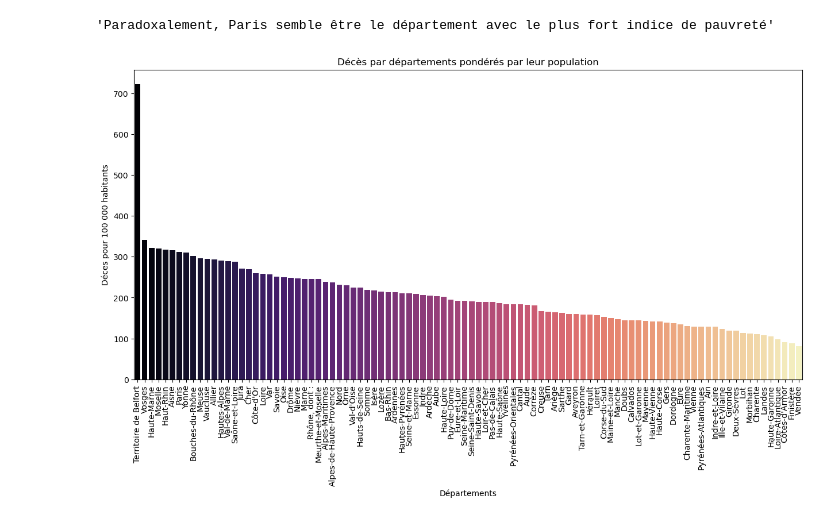
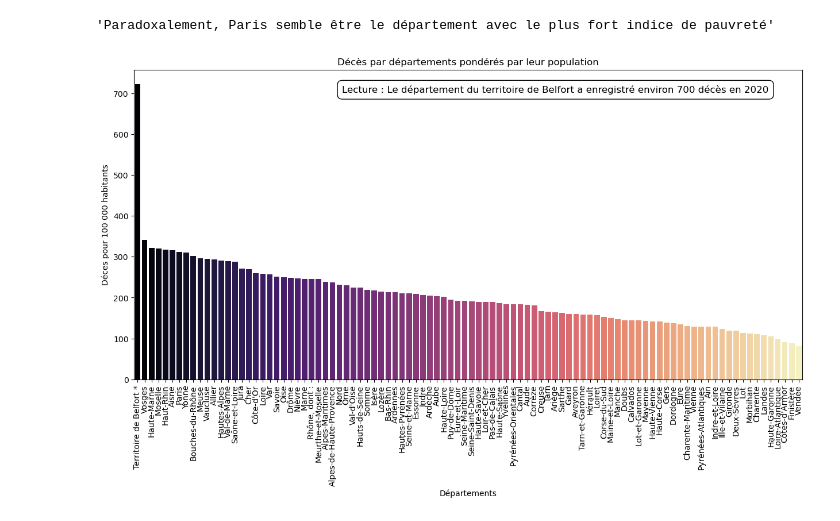
Before and after one commit to gabrielfrancois/DS_Covid, a Jupyter notebook: stat2_visu.ipynb, the cells around one changed output. Cells and saved outputs as stored; diff of their text form; code cells hidden in the pictures.

```diff
--- a/stat2_visu.ipynb
+++ b/stat2_visu.ipynb
@@ -83,9 +82,9 @@ plt.show()
 [figure]
 # %%
 """Classement des départements par rapport au nombre d'établissements de santé pour 100 000 habitants(utiles pour le soin de la Covid)"""
-df_visu["etab_sante_ponderate"] = df_visu["nb_etab_sante"]/df_final["pop_totale"]*100_000
+df_visu["etab_sante_ponderate"] = df_visu["nb_etab_sante"]/df_visu["pop_totale"]*100_000
 
-sort_etablissement = df_final.sort_values(by="etab_sante_ponderate", ascending=False)
+sort_etablissement = df_visu.sort_values(by="etab_sante_ponderate", ascending=False)
 plt.figure(figsize=(15,7))
 sns.barplot(x="nom_dep", y="etab_sante_ponderate", data=sort_etablissement, palette="crest")
 plt.xticks(rotation=90)
@@ -165,16 +164,31 @@ plt.show()
 # %%
 """ Nombre de décès par rapport à la population totale"""
 
 df_visu["deces_pond"] = df_visu["nb deces"]/df_visu["pop_totale"]*100_000
 sort_dies = df_visu.sort_values(by="deces_pond", ascending=False)
 
 #bar plot
 plt.figure(figsize=(15,7))
-sns.barplot(x="nom_dep", y="deces_pond", data=sort_dies, palette="magma")
+ax=sns.barplot(x="nom_dep", y="deces_pond", data=sort_dies, palette="magma")
 plt.xticks(rotation=90)
 plt.title("Décès par départements pondérés par leur population")
 plt.xlabel("Départements")
 plt.ylabel("Déces pour 100 000 habitants")
+# on insère la légende :
+# ajout de l'asterisque
+labels = ax.get_xticklabels()
+labels[0] = labels[0].get_text() + ' *'
+ax.set_xticklabels(labels)
+
+# Ajout de la légende
+plt.text(0.95, 0.95, 'Lecture : Le département du territoire de Belfort a enregistré environ 700 décès en 2020',
+         horizontalalignment='right',
+         verticalalignment='top',
+         transform=ax.transAxes,
+         fontsize=12,
+         bbox=dict(facecolor='white', edgecolor='black', boxstyle='round,pad=0.5'))
+
+
 plt.show()
 # %% [output]
-[figure, old version]
+[figure, new version]
```
Also changed, not shown: parts of 3 cells of this notebook, 1 other file.
